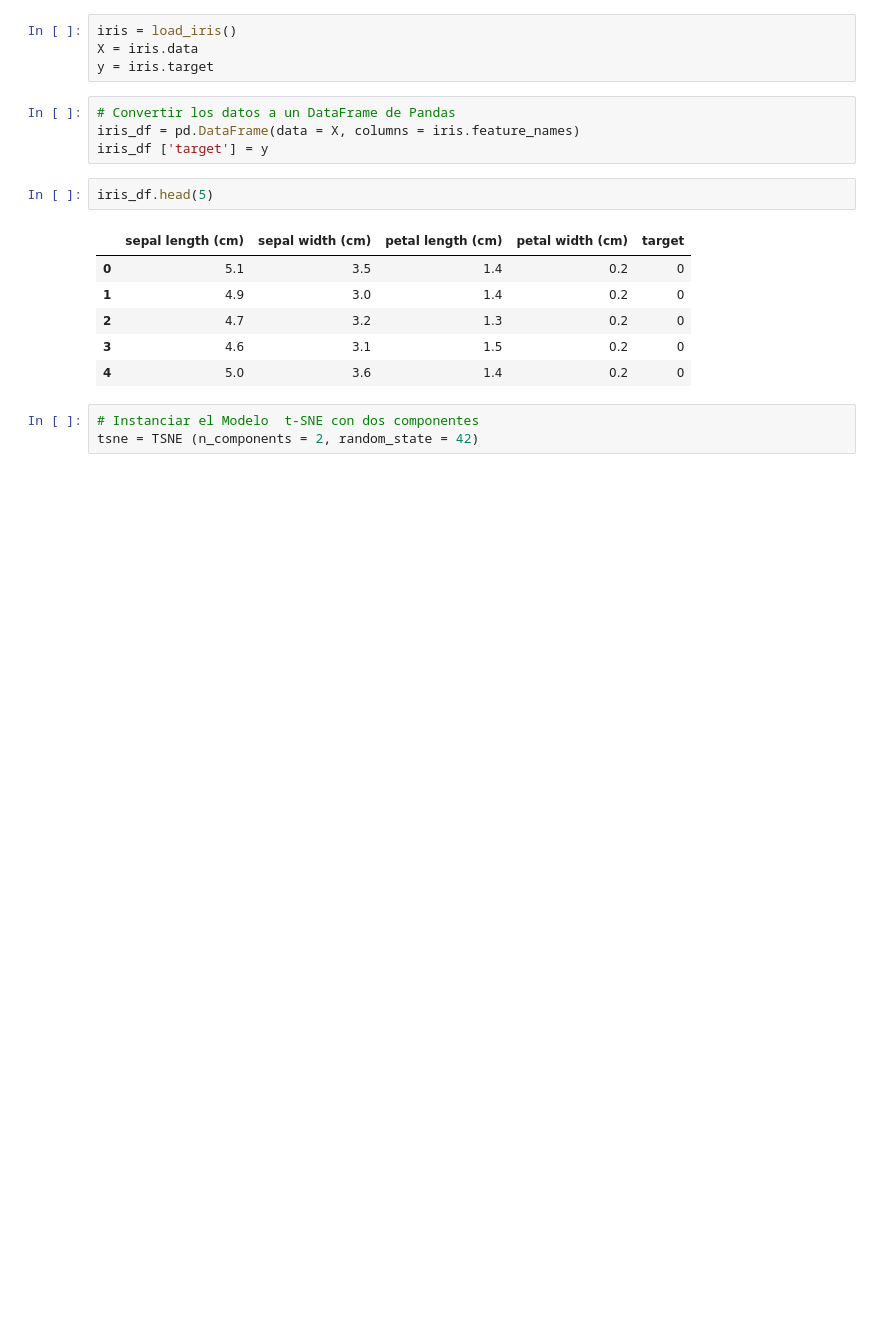
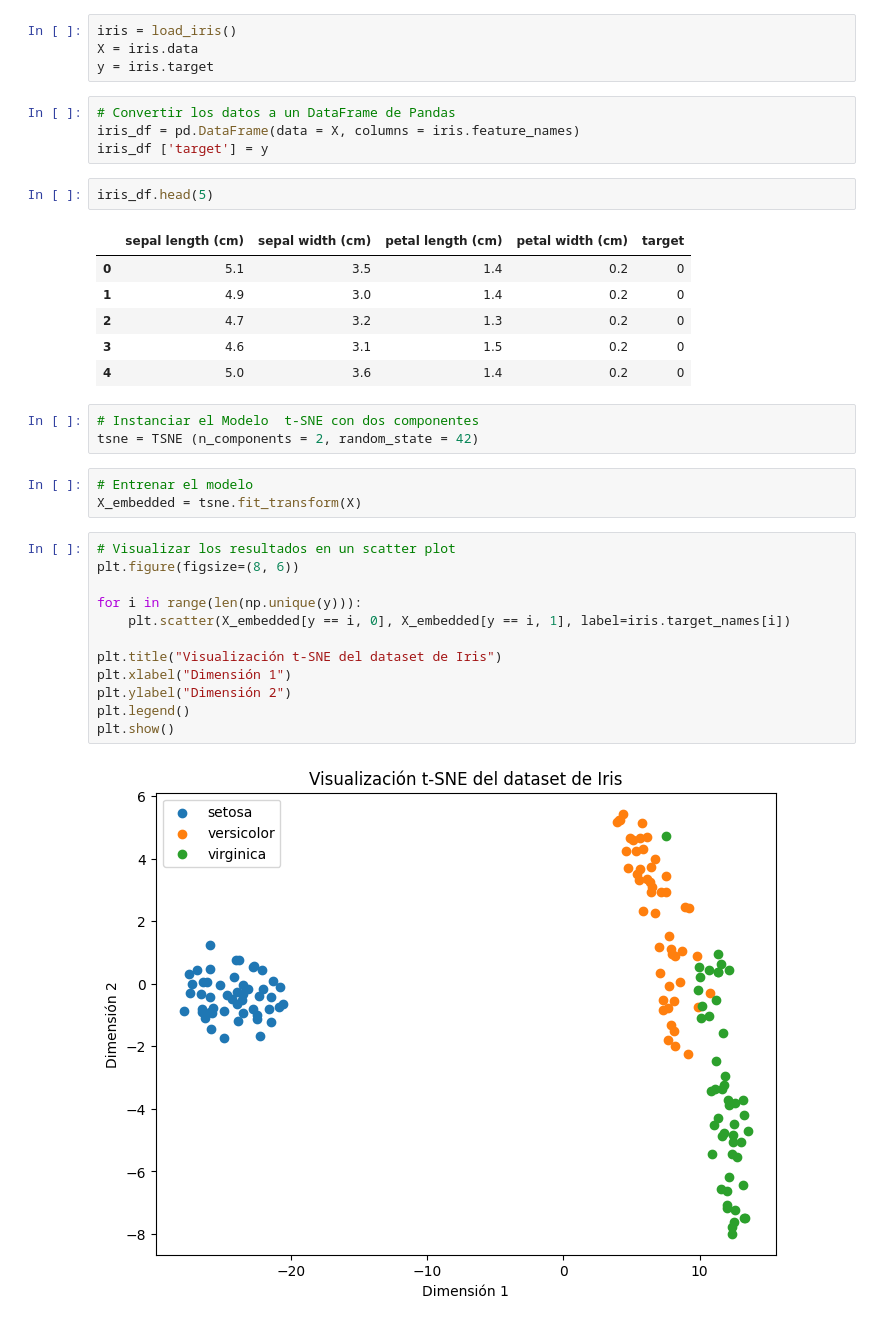
Before and after one commit to andresvillamayor/Dimensionalidad, a Jupyter notebook: tsne_iris.ipynb, the cells around one changed output. Saved outputs shown, nothing was run; the diff lists cells and outputs as text; blank space fills up the shorter version.

```diff
--- a/tsne_iris.ipynb
+++ b/tsne_iris.ipynb
@@ -36,3 +37,20 @@ iris_df.head(5)
 # %%
 # Instanciar el Modelo  t-SNE con dos componentes
 tsne = TSNE (n_components = 2, random_state = 42)
+# %%
+# Entrenar el modelo
+X_embedded = tsne.fit_transform(X)
+# %%
+# Visualizar los resultados en un scatter plot
+plt.figure(figsize=(8, 6))
+
+for i in range(len(np.unique(y))):
+    plt.scatter(X_embedded[y == i, 0], X_embedded[y == i, 1], label=iris.target_names[i])
+
+plt.title("Visualización t-SNE del dataset de Iris")
+plt.xlabel("Dimensión 1")
+plt.ylabel("Dimensión 2")
+plt.legend()
+plt.show()
+# %% [output]
+[figure, added]
```
Also changed, not shown: parts of 1 cell of this notebook.
